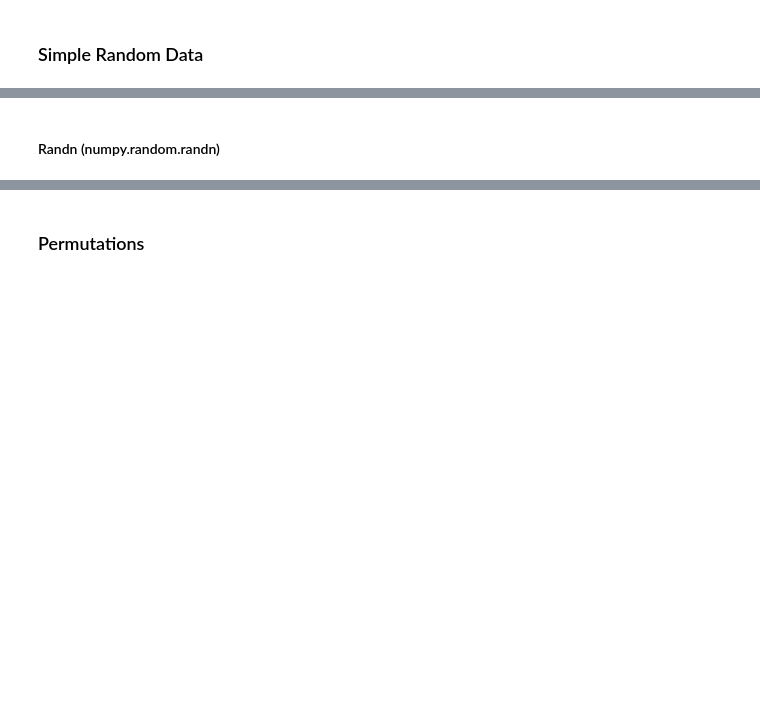
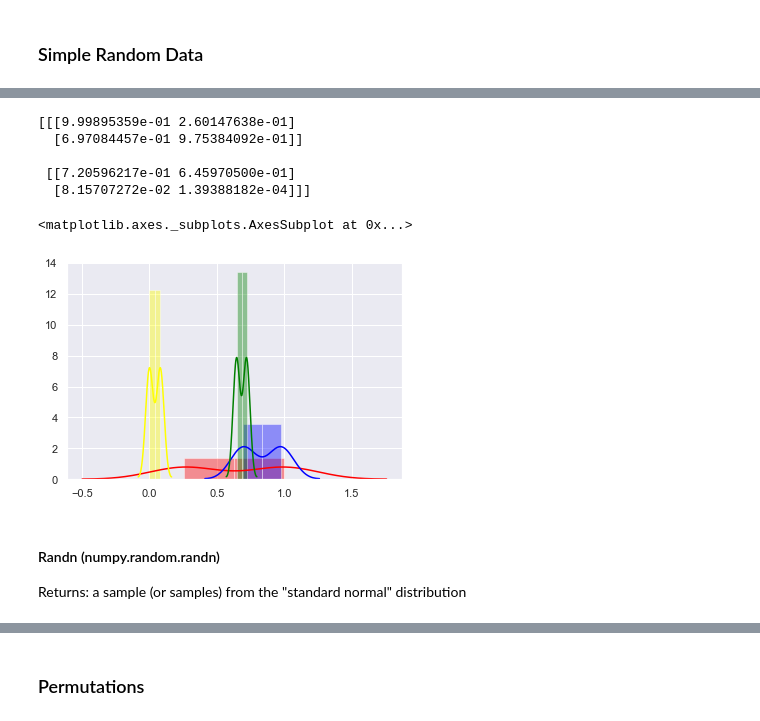
Before and after one commit to Pmcg1/ProgDA_Assignment, a Jupyter notebook: ProgDA_Assessment_1_2019.ipynb, the cells around one changed output, grey strips where cells are left out. Saved outputs shown, nothing was run; the diff lists cells and outputs as text; code cells hidden in the pictures; blank space fills up the shorter version.

```diff
--- a/ProgDA_Assessment_1_2019.ipynb
+++ b/ProgDA_Assessment_1_2019.ipynb
@@ -60,2 +101,19 @@ The "Simple Random Data" function generates pseudo-random numbers in the request
+# %%
+# Generate an n x n x n array of random numbers
+z = np.random.rand(2,2,2)
+print(z)
+sns.distplot(z[0,0], color="red")
+sns.distplot(z[0,1], color="blue")
+sns.distplot(z[1,0], color="green")
+sns.distplot(z[1,1], color="yellow")
+# %% [output]
+[[[9.99895359e-01 2.60147638e-01]
+  [6.97084457e-01 9.75384092e-01]]
+
+ [[7.20596217e-01 6.45970500e-01]
+  [8.15707272e-02 1.39388182e-04]]]
+<matplotlib.axes._subplots.AxesSubplot at 0x...>
+[figure, added]
 # %% [markdown]
 #### Randn (numpy.random.randn)
+Returns: a sample (or samples) from the "standard normal" distribution
```
Also changed, not shown: parts of 29 cells of this notebook.
